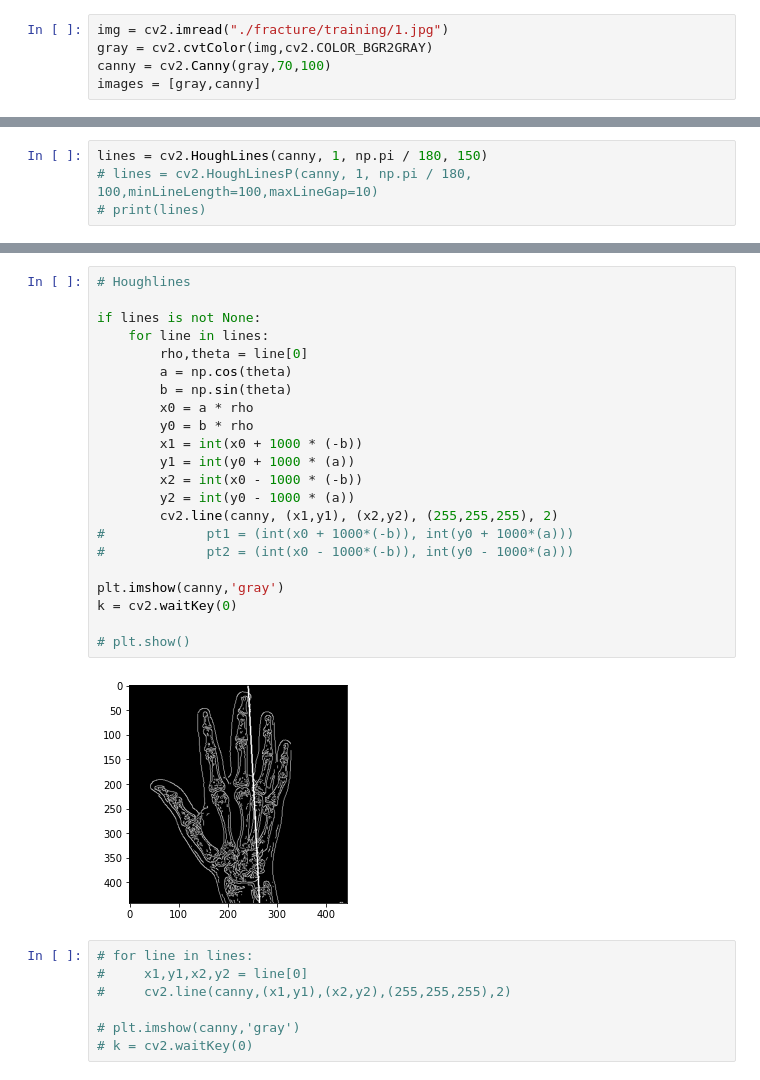
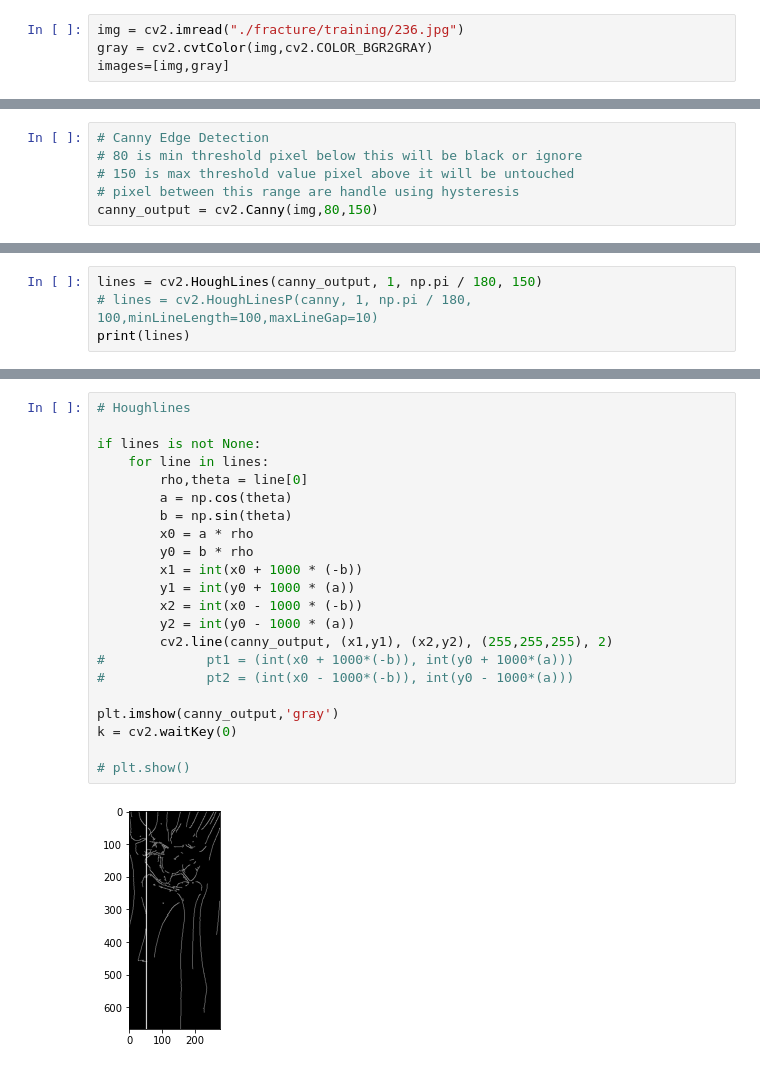
Before and after one commit to saket2001/Sem6_Bone_Fracture_Detection_Project, a Jupyter notebook: code/sem6-main.ipynb, the cells around one changed output, grey strips where cells are left out. Drawn from its saved outputs; the diff is of its cells as text.

```diff
--- a/code/sem6-main.ipynb
+++ b/code/sem6-main.ipynb
@@ -25,8 +8,7 @@ import cv2
 # %%
-img = cv2.imread("./fracture/training/1.jpg")
+img = cv2.imread("./fracture/training/236.jpg")
 gray = cv2.cvtColor(img,cv2.COLOR_BGR2GRAY)
-canny = cv2.Canny(gray,70,100)
-images = [gray,canny]
+images=[img,gray]
 # %%
 for i in range(2):
     plt.subplot(1,2,i+1),
@@ -40,0 +38,6 @@ plt.show()
+# %%
+# Canny Edge Detection
+# 80 is min threshold pixel below this will be black or ignore
+# 150 is max threshold value pixel above it will be untouched
+# pixel between this range are handle using hysteresis
+canny_output = cv2.Canny(img,80,150)
@@ -41,4 +54,4 @@ plt.show()
 # %%
-lines = cv2.HoughLines(canny, 1, np.pi / 180, 150)
+lines = cv2.HoughLines(canny_output, 1, np.pi / 180, 150)
 # lines = cv2.HoughLinesP(canny, 1, np.pi / 180, 100,minLineLength=100,maxLineGap=10)
-# print(lines)
+print(lines)
@@ -45,31 +74,24 @@ lines = cv2.HoughLines(canny, 1, np.pi / 180, 150)
 # %%
 # Houghlines
 
 if lines is not None:
     for line in lines:
         rho,theta = line[0]
         a = np.cos(theta)
         b = np.sin(theta)
         x0 = a * rho
         y0 = b * rho
         x1 = int(x0 + 1000 * (-b))
         y1 = int(y0 + 1000 * (a))
         x2 = int(x0 - 1000 * (-b))
         y2 = int(y0 - 1000 * (a))
-        cv2.line(canny, (x1,y1), (x2,y2), (255,255,255), 2)
+        cv2.line(canny_output, (x1,y1), (x2,y2), (255,255,255), 2)
 #             pt1 = (int(x0 + 1000*(-b)), int(y0 + 1000*(a)))
 #             pt2 = (int(x0 - 1000*(-b)), int(y0 - 1000*(a)))
 
-plt.imshow(canny,'gray')
+plt.imshow(canny_output,'gray')
 k = cv2.waitKey(0)
 
 # plt.show()
 # %% [output]
-[figure, old version]
+[figure, new version]
-# %%
-# for line in lines:
-#     x1,y1,x2,y2 = line[0]
-#     cv2.line(canny,(x1,y1),(x2,y2),(255,255,255),2)
-
-# plt.imshow(canny,'gray')
-# k = cv2.waitKey(0)
```
Also changed, not shown: parts of 14 cells of this notebook, 10 other files.
